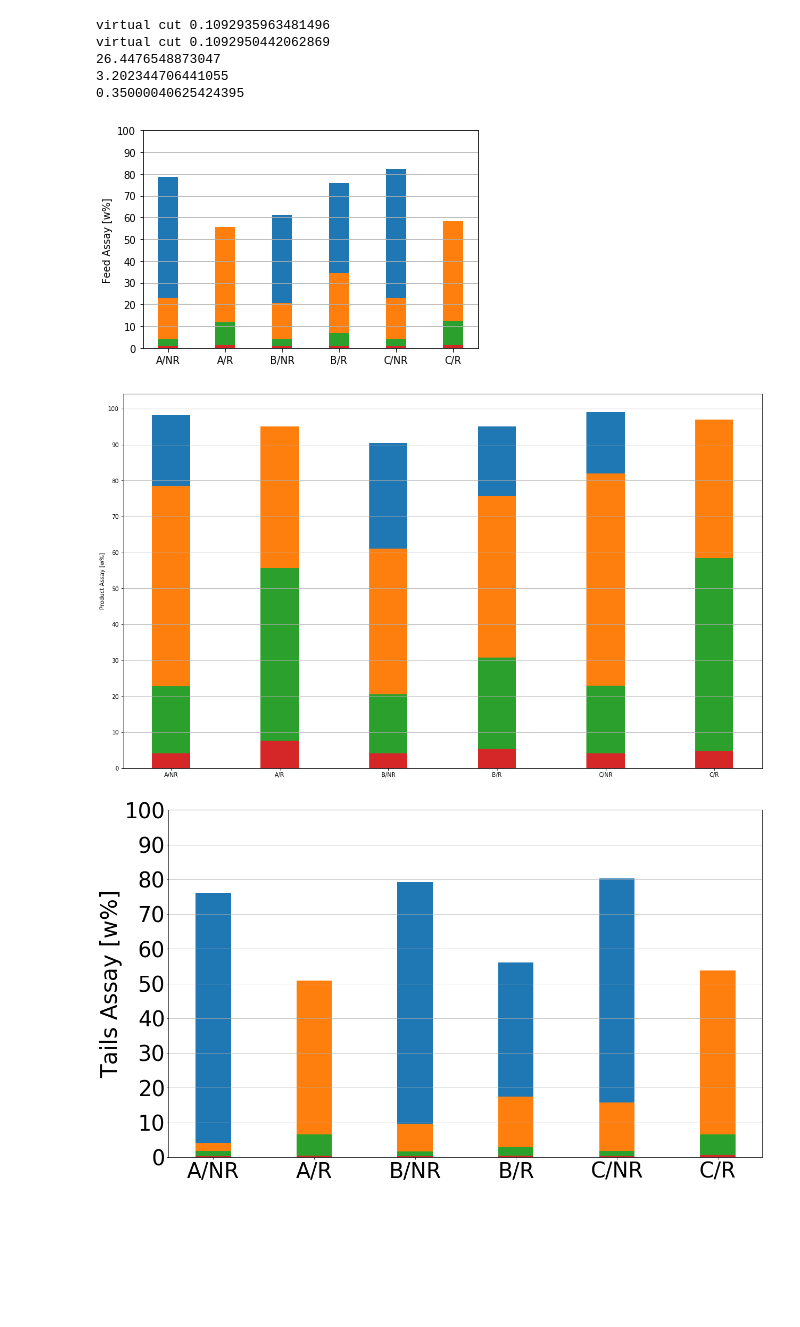
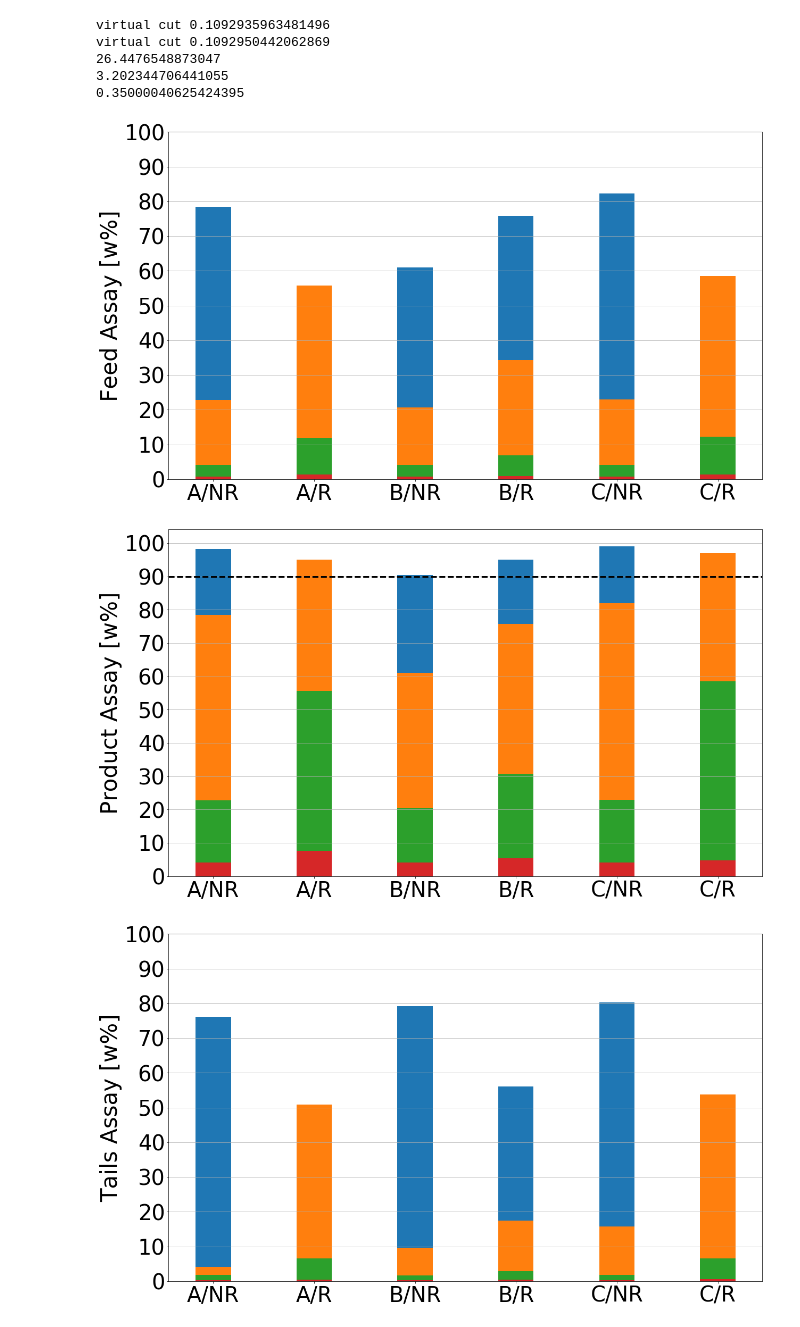
Before and after one commit to bam241/enrich_inmm, a Jupyter notebook: level_population.ipynb, the cells around one changed output. Saved outputs shown, nothing was run; the diff lists cells and outputs as text; code cells hidden in the pictures; blank space fills up the shorter version.

Commit message:
update in figures

```diff
--- a/level_population.ipynb
+++ b/level_population.ipynb
@@ -333,6 +333,18 @@ t_CR = [0.55, 6.52, 53.8]
 # %%
 import matplotlib.pyplot as plt
 import numpy as np
+SMALL_SIZE = 40
+MEDIUM_SIZE = SMALL_SIZE+2
+BIGGER_SIZE = MEDIUM_SIZE +2
+
+plt.rc('font', size=SMALL_SIZE)          # controls default text sizes
+plt.rc('axes', titlesize=SMALL_SIZE)     # fontsize of the axes title
+plt.rc('axes', labelsize=MEDIUM_SIZE)    # fontsize of the x and y labels
+plt.rc('xtick', labelsize=SMALL_SIZE)    # fontsize of the tick labels
+plt.rc('ytick', labelsize=SMALL_SIZE)    # fontsize of the tick labels
+plt.rc('legend', fontsize=SMALL_SIZE)    # legend fontsize
+plt.rc('figure', titlesize=BIGGER_SIZE)  # fontsize of the figure title
+
 
 f_lvls = []
 
@@ -365,41 +377,50 @@ for i in range(4):
 
     if i < len(f_CR):
         f_lvl.append(f_CR[i])
     else:
         f_lvl.append(0)
     print
     f_lvls.append(tuple(f_lvl))
 
 N = np.arange(6)
 width = 0.35       # the width of the bars: can also be len(x) sequence
 empty = (0,0,0,0,0,0)
 
 
 f_p4 = plt.bar(N, f_lvls[3], width)
 f_p3 = plt.bar(N, f_lvls[2], width )
 f_p2 = plt.bar(N, f_lvls[1], width )
 f_p1 = plt.bar(N, f_lvls[0], width)
 
 
 
 plt.ylabel('Feed Assay [w%]')
 #plt.title('Scores by group and gender')
 plt.xticks(N, ('A/NR', 'A/R', 'B/NR', 'B/R', 'C/NR', 'C/R'))
 plt.yticks(np.arange(0, 110, 10))
 #plt.legend((p1[0], p2[0], p3[0], p4[0]), ('lvl 1', 'lvl 2', 'lvl 3', 'lvl 4'))
 
 plt.axes().yaxis.grid()
 plt.savefig("feed_assays.png", dpi=150)
 plt.show()
 # %% [output]
-[figure, old version]
+[figure, new version]
 # %%
 import matplotlib.pyplot as plt
 import numpy as np
-import matplotlib.pyplot as plt
-plt.rcParams['figure.figsize'] = (20,12)
-import matplotlib.pyplot as plt
-plt.rcParams['figure.figsize'] = (20,12)
+SMALL_SIZE = 40
+MEDIUM_SIZE = SMALL_SIZE+2
+BIGGER_SIZE = MEDIUM_SIZE +2
+
+plt.rc('font', size=SMALL_SIZE)          # controls default text sizes
+plt.rc('axes', titlesize=SMALL_SIZE)     # fontsize of the axes title
+plt.rc('axes', labelsize=MEDIUM_SIZE)    # fontsize of the x and y labels
+plt.rc('xtick', labelsize=SMALL_SIZE)    # fontsize of the tick labels
+plt.rc('ytick', labelsize=SMALL_SIZE)    # fontsize of the tick labels
+plt.rc('legend', fontsize=SMALL_SIZE)    # legend fontsize
+plt.rc('figure', titlesize=BIGGER_SIZE)  # fontsize of the figure title
+
+
 
 
 p_lvls = []
@@ -457,10 +478,13 @@ plt.yticks(np.arange(0, 110, 10))
 #plt.legend((p1[0], p2[0], p3[0], p4[0]), ('lvl 1', 'lvl 2', 'lvl 3', 'lvl 4'))
 #plt.gridy()
 plt.axes().yaxis.grid()
+plt.axhline(y=90, linestyle="--", linewidth=3, color='black' )
+
+
 plt.savefig("product_assays.png", dpi=150)
 plt.show()
 # %% [output]
-[figure, old version]
+[figure, new version]
 # %%
 import matplotlib.pyplot as plt
 import numpy as np
```
Also changed, not shown: 1 other file.
